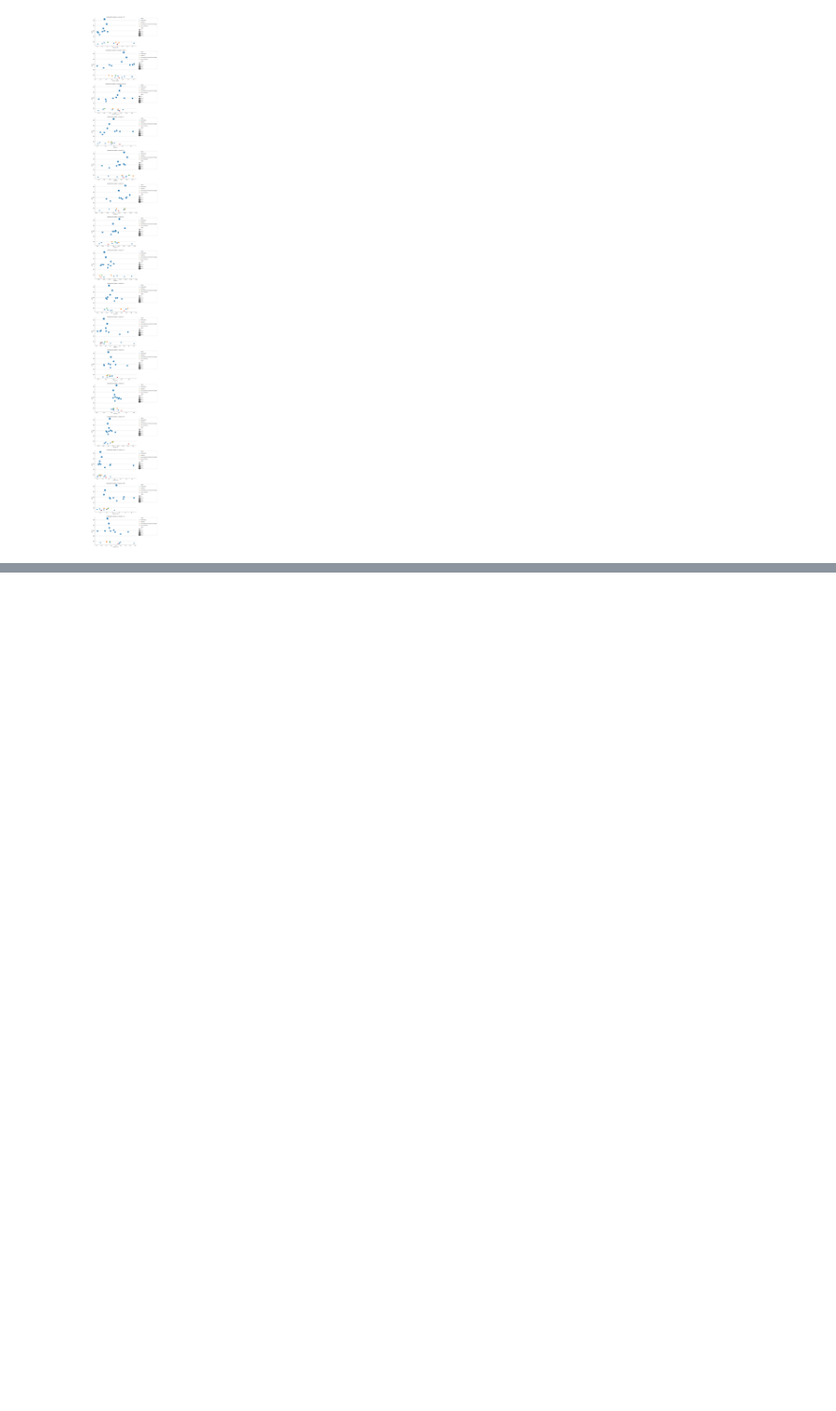
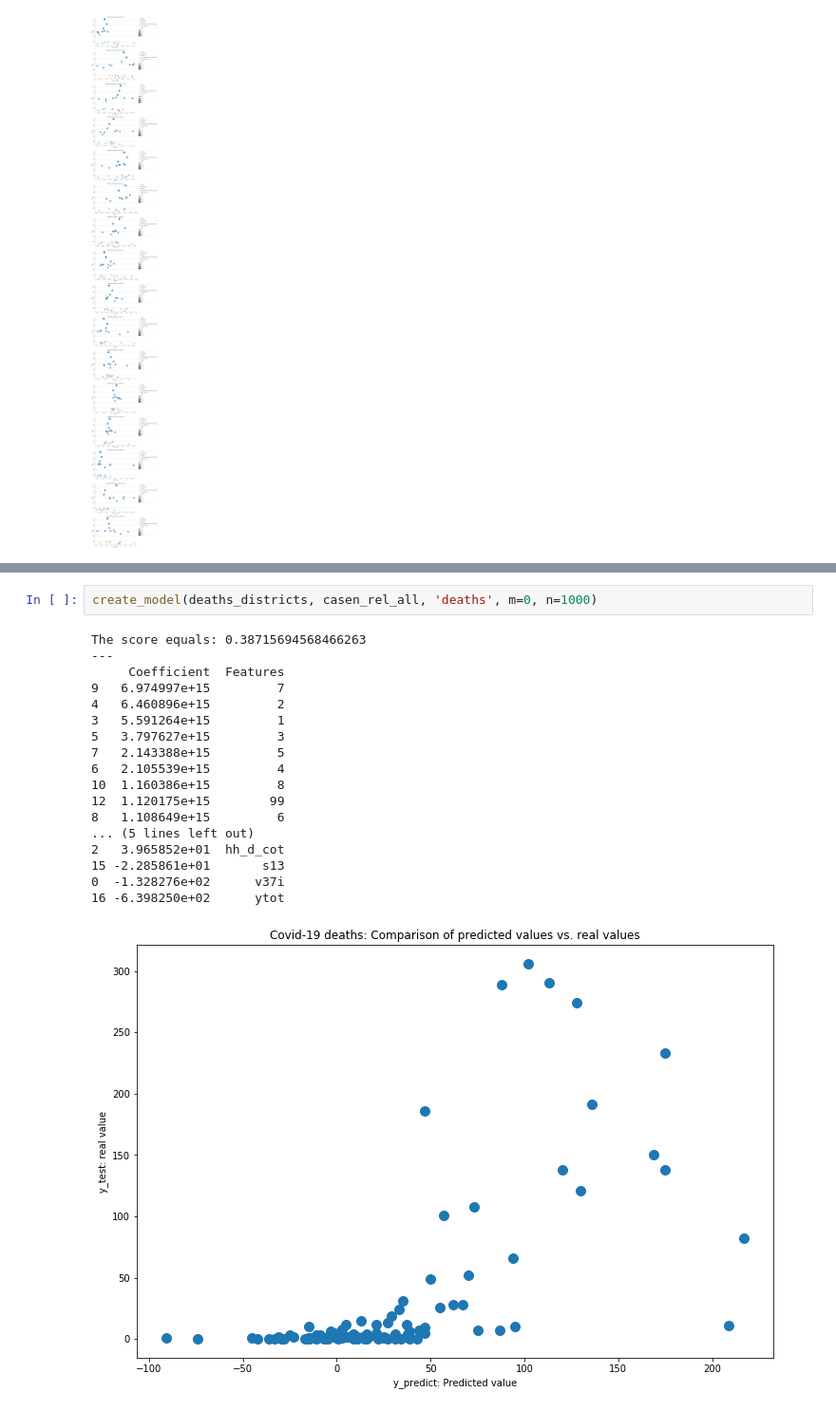
Before and after one commit to muellermax/Chile-Capstone, a Jupyter notebook: Chile Capstone.ipynb, the cells around one changed output, grey strips where cells are left out. Shown at 95% size. Cells and saved outputs as stored; diff of their text form; blank space fills up the shorter version.

```diff
--- a/Chile Capstone.ipynb
+++ b/Chile Capstone.ipynb
@@ -877,0 +949,21 @@ X_scaled = min_max_scaler.fit_transform(X)
+# %%
+create_model(deaths_districts, casen_rel_all, 'deaths', m=0, n=1000)
+# %% [output]
+The score equals: 0.38715694568466263
+---
+     Coefficient  Features
+9   6.974997e+15         7
+4   6.460896e+15         2
+3   5.591264e+15         1
+5   3.797627e+15         3
+7   2.143388e+15         5
+6   2.105539e+15         4
+10  1.160386e+15         8
+12  1.120175e+15        99
+8   1.108649e+15         6
+... (5 lines left out)
+2   3.965852e+01  hh_d_cot
+15 -2.285861e+01       s13
+0  -1.328276e+02      v37i
+16 -6.398250e+02      ytot
+[figure, added]
```
Also changed, not shown: parts of 15 cells of this notebook.
